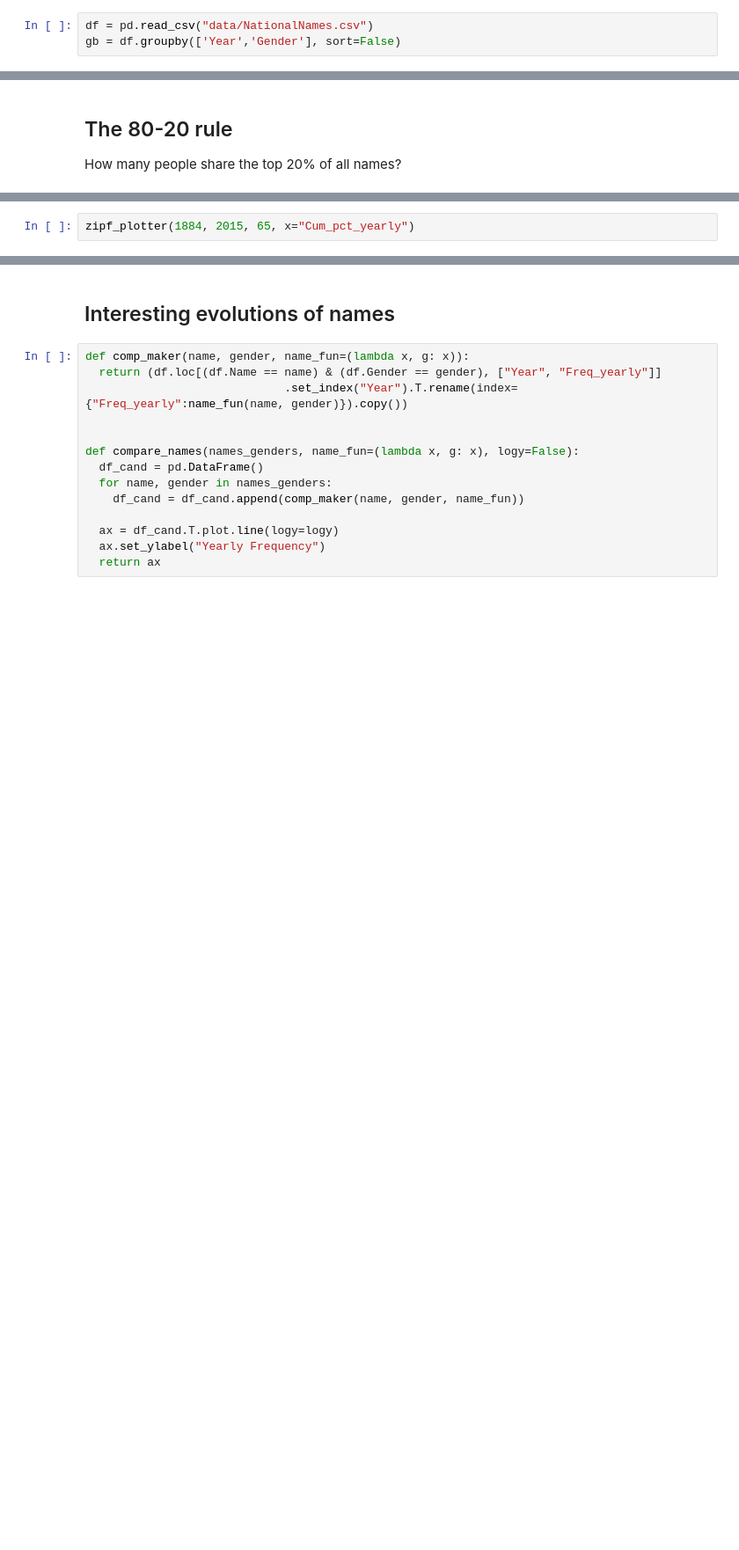
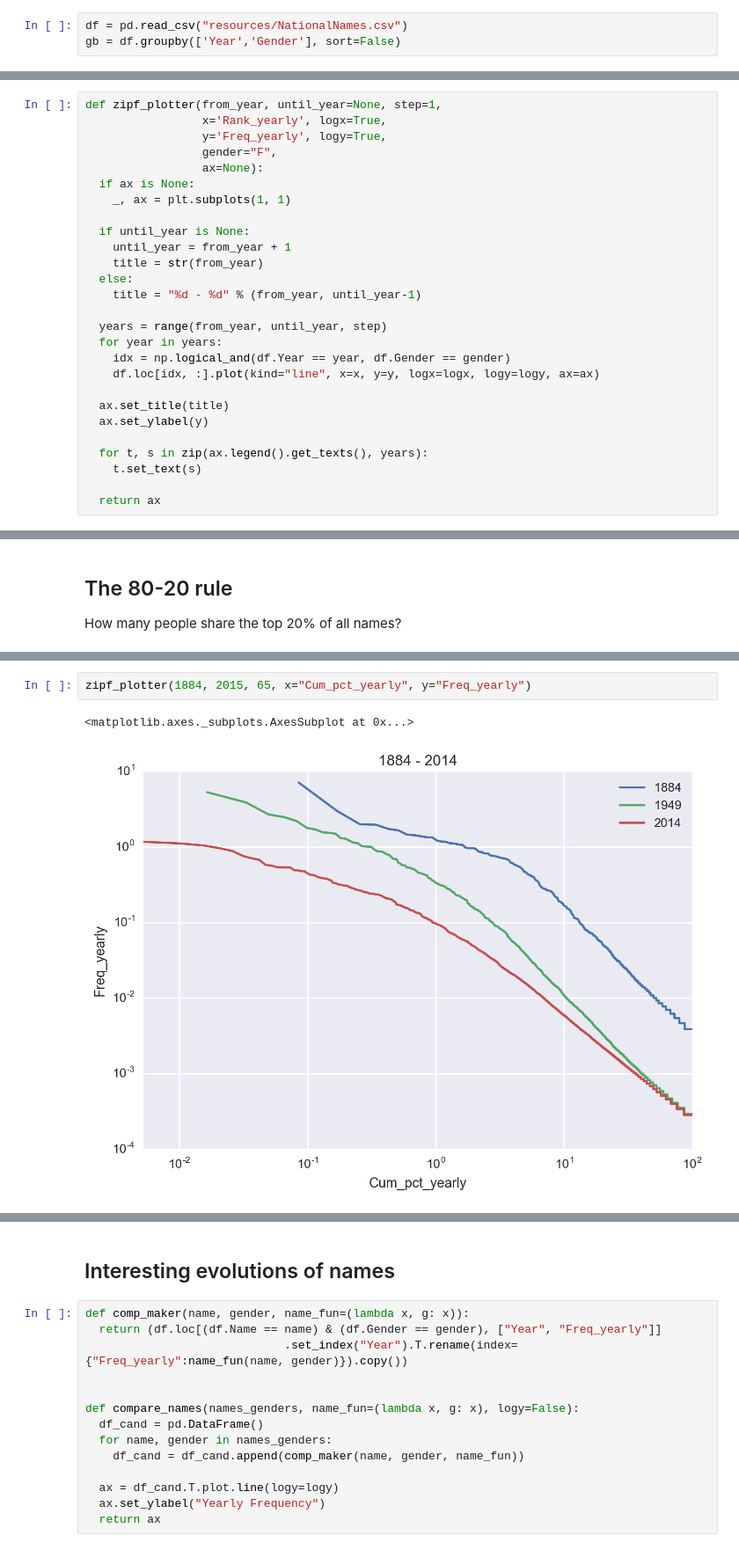
Before and after one commit to arnold-jr/baby-names, a Jupyter notebook: BabyNames.ipynb, the cells around one changed output, grey strips where cells are left out. Shown at 88% size. Cells and saved outputs as stored; diff of their text form; blank space fills up the shorter version.

```diff
--- a/BabyNames.ipynb
+++ b/BabyNames.ipynb
@@ -12,7 +12,7 @@ import numpy as np
 # %% [markdown]
 ## Read data and group by year and gender
 # %%
-df = pd.read_csv("data/NationalNames.csv")
+df = pd.read_csv("resources/NationalNames.csv")
 gb = df.groupby(['Year','Gender'], sort=False)
 # %%
 df.loc[:,'Freq_yearly'] = gb['Count'].transform(lambda x: 100. * x / x.sum())
@@ -26,3 +104,30 @@ df.loc[:,"Cum_pct_yearly"] = gb['Pct_yearly'].cumsum()
 ## Compute the approximate Zipfian distribution
 # %%
 df.loc[:,'Zipf'] = gb['Rank_yearly'].transform(lambda x: 100. / (x * np.log(1.78 * x.count())))
+# %%
+def zipf_plotter(from_year, until_year=None, step=1,
+                 x='Rank_yearly', logx=True,
+                 y='Freq_yearly', logy=True,
+                 gender="F",
+                 ax=None):
+  if ax is None:
+    _, ax = plt.subplots(1, 1)
+
+  if until_year is None:
+    until_year = from_year + 1
+    title = str(from_year)
+  else:
+    title = "%d - %d" % (from_year, until_year-1)
+
+  years = range(from_year, until_year, step)
+  for year in years:
+    idx = np.logical_and(df.Year == year, df.Gender == gender)
+    df.loc[idx, :].plot(kind="line", x=x, y=y, logx=logx, logy=logy, ax=ax)
+
+  ax.set_title(title)
+  ax.set_ylabel(y)
+
+  for t, s in zip(ax.legend().get_texts(), years):
+    t.set_text(s)
+
+  return ax
@@ -101,2 +255,5 @@ _ = ax.set_ylabel("% people having 20th percentile name ")
 # %%
-zipf_plotter(1884, 2015, 65, x="Cum_pct_yearly")
+zipf_plotter(1884, 2015, 65, x="Cum_pct_yearly", y="Freq_yearly")
+# %% [output]
+<matplotlib.axes._subplots.AxesSubplot at 0x...>
+[figure, added]
```
Also changed, not shown: parts of 36 cells of this notebook, 7 other files.
